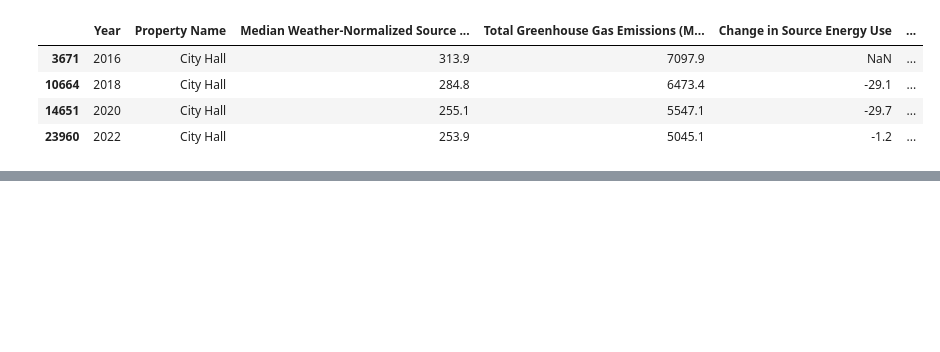
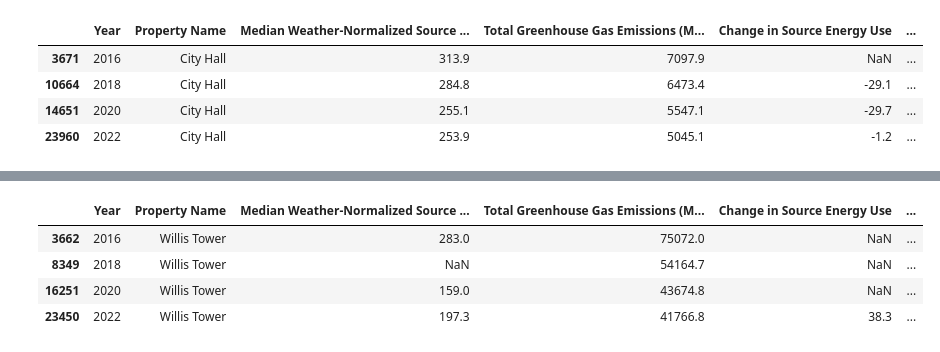
Before and after one commit to BlufferMK/Nexus-Navigators, a Jupyter notebook: six-year single building data tables/six-year notable single building charts.ipynb, the cells around one changed output, grey strips where cells are left out. Cells and saved outputs as stored; diff of their text form; code cells hidden in the pictures; blank space fills up the shorter version.

```diff
--- a/six-year single building data tables/six-year notable single building charts.ipynb
+++ b/six-year single building data tables/six-year notable single building charts.ipynb
@@ -104,3 +105,23 @@ swedishhospital_data
 | 9722 | 2018 | Swedish Covenant Hospital Campus | 445.5 | 20617.2 | -29.5 | ... |
 | 17506 | 2020 | Swedish Covenant Hospital Campus | 427.5 | 18719.4 | -18.0 | ... |
 | 21343 | 2022 | Swedish Covenant Hospital Campus | 412.3 | 15862.7 | -15.2 | ... |
+# %%
+# Filter data for Willis Tower exclusively for years 2016, 2018, 2020, and 2022
+willis_data = filtered_bedata[filtered_bedata['Property Name'] == 'Willis Tower']
+willis_data = willis_data[willis_data['Year'].isin([2016, 2018, 2020, 2022])]
+
+# Find change in both quantities over time
+willis_diff1 = willis_data['Median Weather-Normalized Source Energy Use Intensity (kBTU/sq. ft.)'].diff()
+willis_diff2 = willis_data['Total Greenhouse Gas Emissions (Metric Tons of Co2e)'].diff()
+
+# Add changes to tables
+willis_data['Change in Source Energy Use'] = willis_diff1
+willis_data['Change in Greenhouse Gas Emissions'] = willis_diff2
+
+willis_data
+# %% [output]
+|  | Year | Property Name | Median Weather-Normalized Source ... | Total Greenhouse Gas Emissions (M... | Change in Source Energy Use | ... |
+| 3662 | 2016 | Willis Tower | 283.0 | 75072.0 | NaN | ... |
+| 8349 | 2018 | Willis Tower | NaN | 54164.7 | NaN | ... |
+| 16251 | 2020 | Willis Tower | 159.0 | 43674.8 | NaN | ... |
+| 23450 | 2022 | Willis Tower | 197.3 | 41766.8 | 38.3 | ... |
```
Also changed, not shown: parts of 5 cells of this notebook, 1 other file.
